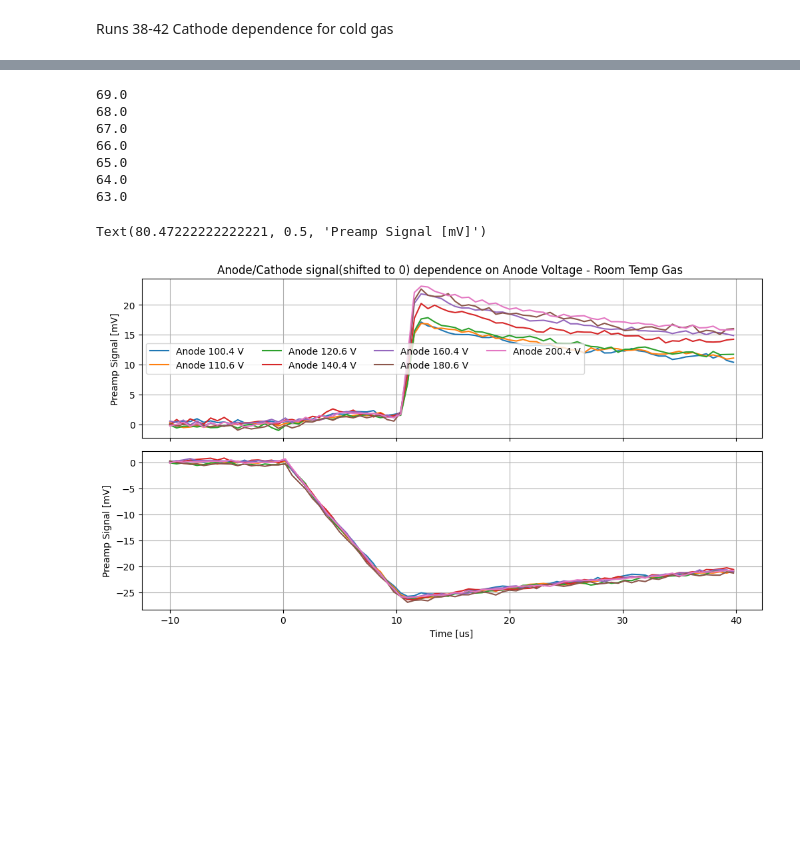
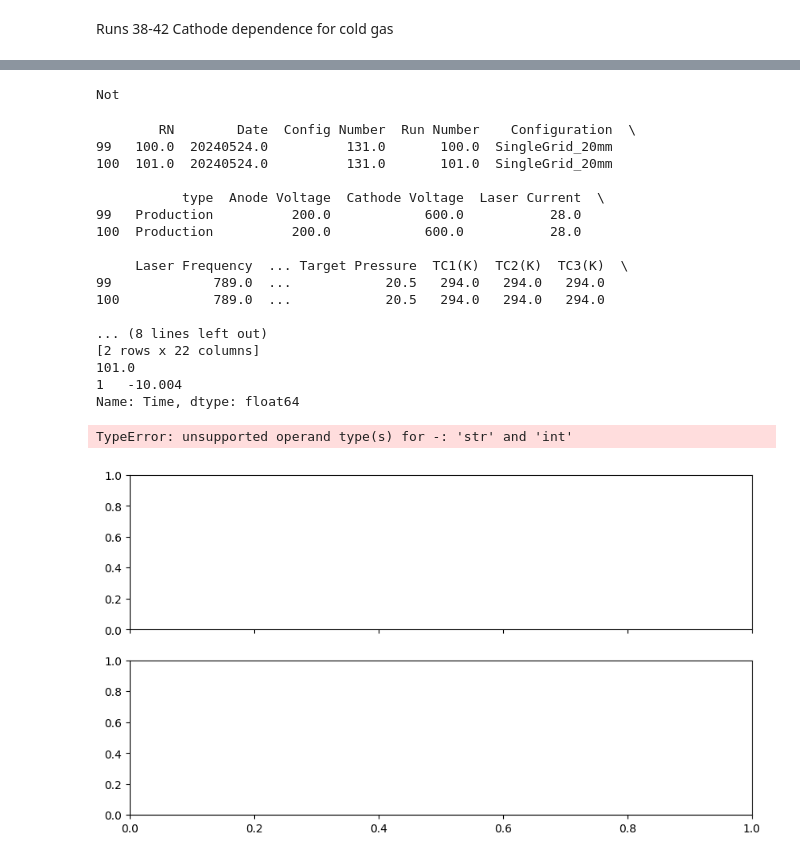
Before and after one commit to jbane11/nexo, a Jupyter notebook: Lab028/osci/osci_analysis.v3.ipynb, the cells around one changed output, grey strips where cells are left out. Cells and saved outputs as stored; diff of their text form; code cells hidden in the pictures; blank space fills up the shorter version.

```diff
--- a/Lab028/osci/osci_analysis.v3.ipynb
+++ b/Lab028/osci/osci_analysis.v3.ipynb
@@ -9,3 +9,10 @@ import os
 from scipy.optimize import curve_fit
 import scipy
 from scipy.fft import fft, rfft, irfft,ifft,fftfreq
+
+#Read in the runlist
+Runlist= pd.read_table("Runlist.tsv")
+Runlist["RN"]=pd.to_numeric(Runlist["RN"])
+
+#varible for location of data, relative to this directory.
+env_var_wavefromloc ="data/waveforms/"
@@ -174,7 +231,7 @@ Text(92.09722222222221, 0.5, 'Preamp Signal [mV]')
 # %% [markdown]
 Runs 38-42 Cathode dependence for cold gas
 # %%
-Runlist_q = Runlist.query("RN >= 38 & RN <= 42")
+Runlist_q = Runlist.query("RN >= 100 & RN <= 103 & RN != 101")
 Runlist_q
 fig, plots = plt.subplots(2, 1, figsize=(10,5.5),sharex=True)
 
@@ -190,13 +247,14 @@ for i, entry in enumerate(Runlist_q[::-1].iloc()):
     print(entry["RN"])
     WF=GetWaveform(entry)
 
-    #print(WF[1:2])
+    #print(WF.keys())
 
     Run={}
     Run["info"]=entry
     Run["wavefrom"]=WF
     Runs.append(Run)
-
+    #print(WF[0:20:1]["Average Anode"])
+    #print(np.average(WF[0:20:1]["Average Anode"]))
     norm_amp_anode=np.average(WF[0:20:1]["Average Anode"])
     plots[0].errorbar(x=WF[::1]["Time"], y= WF[::1]["Average Anode"]-norm_amp_anode, fmt ="", label="%s %s"%(entry[Label], unit) )
 
@@ -214,7 +272,7 @@ plots[0].set_ylabel("Preamp Signal [mV]")
 #plots[0].set_ylim(0,52)
 
 
-plots[0].set_title("Anode/Cathode signal(shifted to 0) dependence on %s - Cold Gas 260K, 17 psi"%(Label))
+plots[0].set_title("Anode/Cathode signal(shifted to 0) dependence on %s - Gas, 20.5 psi"%(Label))
 plots[0].legend(ncol=2)
 
 plots[1].set_xlim(-0.5,25.6)
@@ -236,11 +365,21 @@ Text(80.47222222222221, 0.5, 'Preamp Signal [mV]')
+# %%
+
+
+
+
+WF = WF.replace([np.inf, -np.inf], np.nan)
+if not pd.api.types.is_any_real_numeric_dtype(WF["Average Anode"]) :
+    print("Not")
+# %% [output]
+Not
 # %%
-Runlist_q = Runlist.query("RN >= 63 & RN <= 69")
-Runlist_q
+Runlist_q = Runlist.query("RN >= 100 & RN <= 101")
+print(Runlist_q)
 fig, plots = plt.subplots(2, 1, figsize=(10,5.5),sharex=True)
 
 Runs=[]
-steps=150
-Label="Anode Voltage"
+steps=1
+Label="Cathode Voltage"
 unit ="V"
 
 norm_amp_anode=0
@@ -249,49 +388,59 @@ norm_amp_cathode=0
 for i, entry in enumerate(Runlist_q[::-1].iloc()):
     print(entry["RN"])
     WF=GetWaveform(entry)
-
-    #print(WF[1:2])
+    WF=WF.dropna()
+    print(WF[1:2]["Time"])
 
     Run={}
     Run["info"]=entry
     Run["wavefrom"]=WF
     Runs.append(Run)
 
-    norm_amp_anode=np.average(WF[0:20:1]["Average Anode"])
-    plots[0].errorbar(x=WF[::steps]["Time"], y= WF[::steps]["Average Anode"]-norm_amp_anode, fmt ="", label="Anode %s %s"%(entry[Label], unit ) )
+    norm_amp_anode=0#np.average(WF[0:20:1]["Average Anode"])
+    plots[0].errorbar(x=WF[::steps]["Time"], y= WF[::steps]["Average Anode"]-norm_amp_anode, fmt ="", label="%s %s"%(entry[Label], unit ) )
 
 
-    norm_amp_cathode=np.average(WF[0:20:1]["Average Cathode"])
+    norm_amp_cathode=0#np.average(WF[0:20:1]["Average Cathode"])
     plots[1].errorbar(x=WF[::steps]["Time"], y= WF[::steps]["Average Cathode"]-norm_amp_cathode, fmt ="", label="%s %s"%(entry[Label], unit) )
 
 
     #plots.errorbar(x=WF["Time"], y=WF["Average Cathode"])
 #plt.subplots_adjust(hspace=None)
 plt.tight_layout()
 plots[0].grid(True)
 #plots[0].set_xlabel("Time [us]")
 plots[0].set_ylabel("Preamp Signal [mV]")
 #plots[0].set_ylim(0,52)
 
 
 plots[0].set_title("Anode/Cathode signal(shifted to 0) dependence on %s - Room Temp Gas "%(Label))
 plots[0].legend(ncol=4)
 
 #plots[1].set_xlim(-5.5,35.6)
 #plots[1].set_ylim(0,49)
 plots[1].grid(True)
 plots[1].set_xlabel("Time [us]")
 plots[1].set_ylabel("Preamp Signal [mV]")
 
 #plots[1].set_title("Cathode signal dependence on Laser Current")
 #plots[1].legend()
 # %% [output]
-69.0
-68.0
-67.0
-66.0
-65.0
-64.0
-63.0
+        RN        Date  Config Number  Run Number    Configuration  \
+99   100.0  20240524.0          131.0       100.0  SingleGrid_20mm
+100  101.0  20240524.0          131.0       101.0  SingleGrid_20mm
+
+           type  Anode Voltage  Cathode Voltage  Laser Current  \
+99   Production          200.0            600.0           28.0
+100  Production          200.0            600.0           28.0
+
+     Laser Frequency  ... Target Pressure  TC1(K)  TC2(K)  TC3(K)  \
+99             789.0  ...            20.5   294.0   294.0   294.0
+100            789.0  ...            20.5   294.0   294.0   294.0
+
+... (8 lines left out)
+[2 rows x 22 columns]
+101.0
+1   -10.004
+Name: Time, dtype: float64
-Text(80.47222222222221, 0.5, 'Preamp Signal [mV]')
+TypeError: unsupported operand type(s) for -: 'str' and 'int'
-[figure, old version]
+[figure, new version]
```
Also changed, not shown: parts of 12 cells of this notebook.
